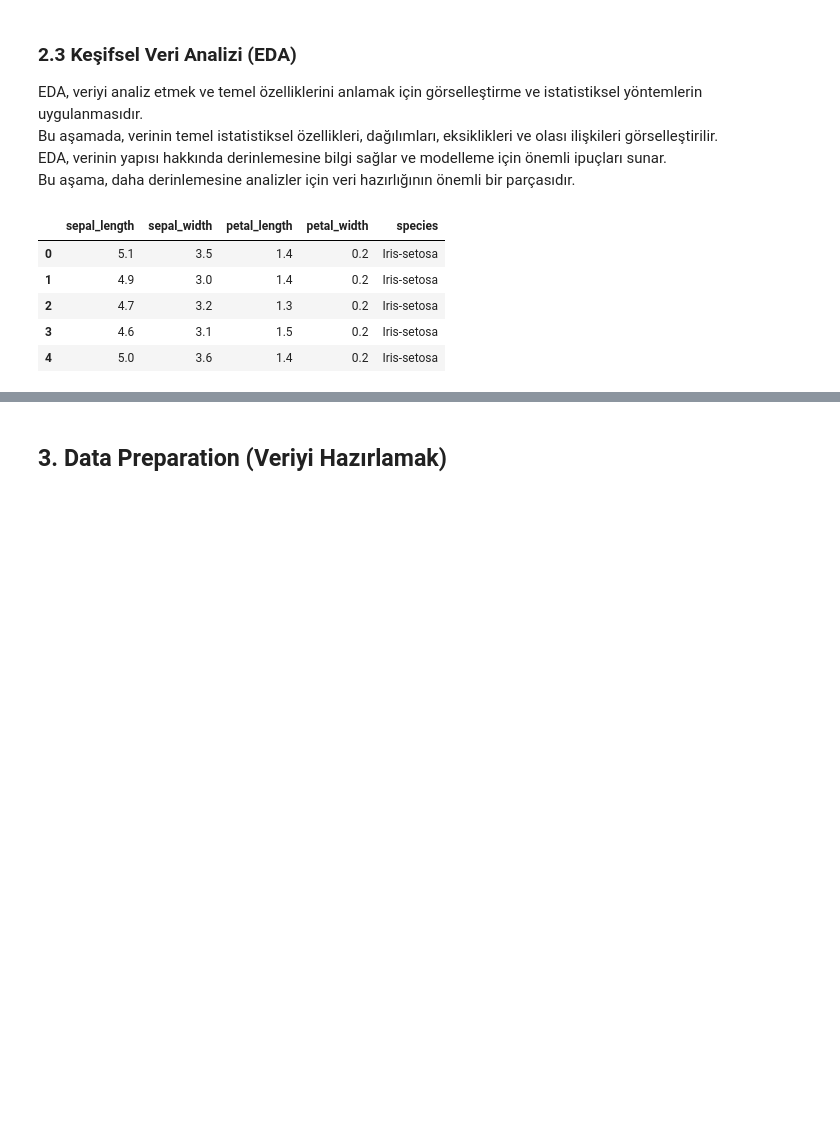
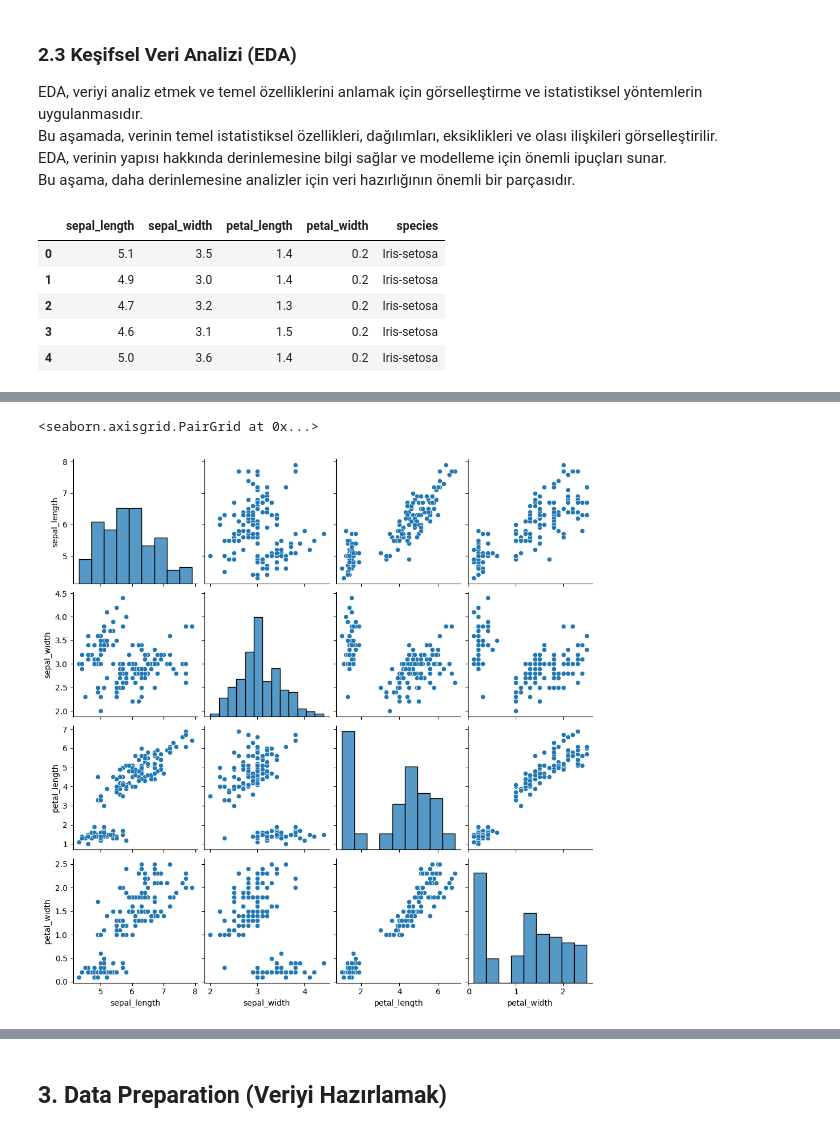
Before and after one commit to onurcakili/dataScienceRepository, a Jupyter notebook: DataScience_Python_Roadmap.ipynb, the cells around one changed output, grey strips where cells are left out. Drawn from its saved outputs; the diff is of its cells as text; code cells hidden in the pictures; blank space fills up the shorter version.

```diff
--- a/DataScience_Python_Roadmap.ipynb
+++ b/DataScience_Python_Roadmap.ipynb
@@ -593,0 +695,9 @@ df.head()
+# %%
+# Pairplot - Tüm sayısal değişkenler arasındaki ilişkiler
+
+# Pairplot: Birden fazla değişkenin birbirleriyle olan ilişkilerini hızlıca görmek için.
+
+sns.pairplot(df)
+# %% [output]
+<seaborn.axisgrid.PairGrid at 0x...>
+[figure, added]
```
Also changed, not shown: parts of 18 cells of this notebook, 1 other file.
